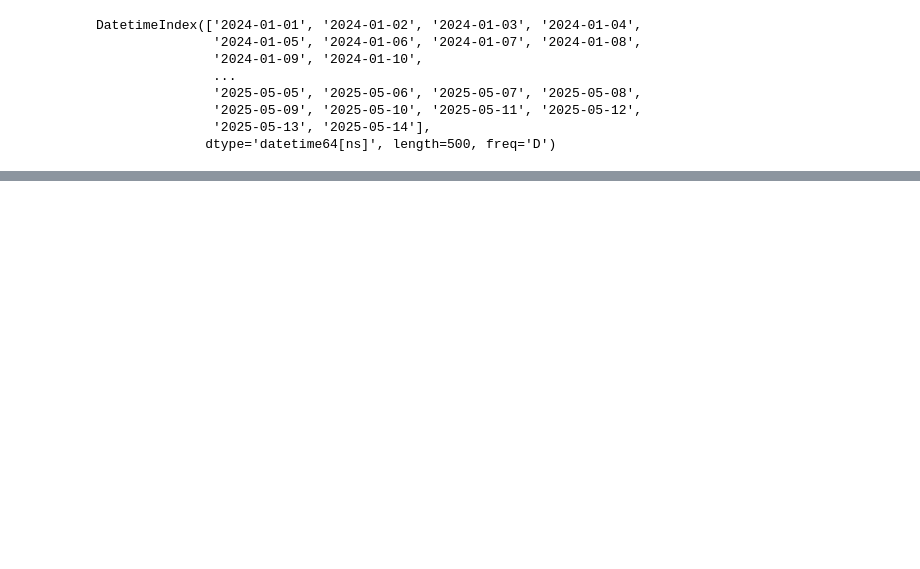
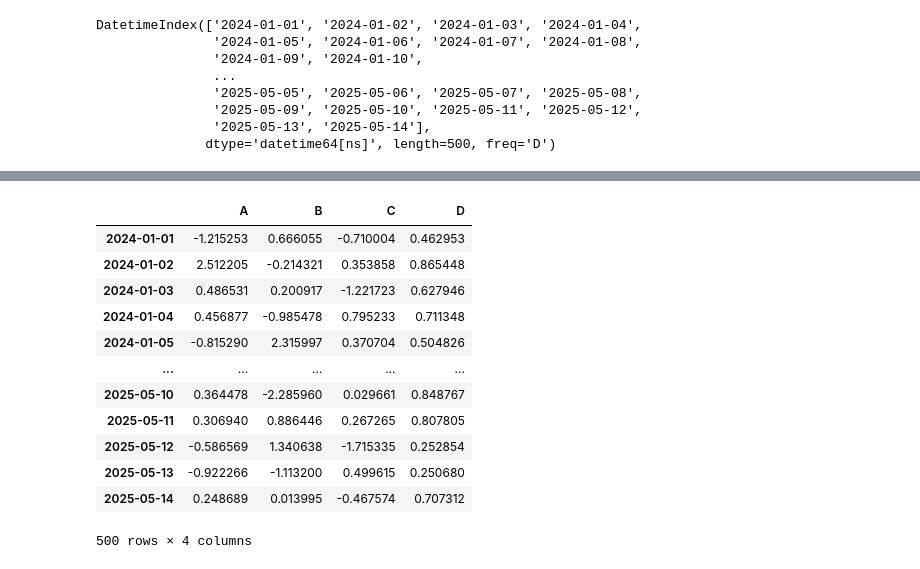
Before and after one commit to nafiurrahmanniloy/Data-Visualization-and-Analysis-, a Jupyter notebook: DataVisualizationPandas.ipynb, the cells around one changed output, grey strips where cells are left out. Saved outputs shown, nothing was run; the diff lists cells and outputs as text; code cells hidden in the pictures; blank space fills up the shorter version.

```diff
--- a/DataVisualizationPandas.ipynb
+++ b/DataVisualizationPandas.ipynb
@@ -178,0 +180,16 @@ df1.plot.hexbin(x='A',y='B',gridsize=50,cmap='Oranges',figsize=(10,5))
+# %%
+df1
+# %% [output]
+|  | A | B | C | D |
+| 2024-01-01 | -1.215253 | 0.666055 | -0.710004 | 0.462953 |
+| 2024-01-02 | 2.512205 | -0.214321 | 0.353858 | 0.865448 |
+| 2024-01-03 | 0.486531 | 0.200917 | -1.221723 | 0.627946 |
+| 2024-01-04 | 0.456877 | -0.985478 | 0.795233 | 0.711348 |
+| 2024-01-05 | -0.815290 | 2.315997 | 0.370704 | 0.504826 |
+| ... | ... | ... | ... | ... |
+| 2025-05-10 | 0.364478 | -2.285960 | 0.029661 | 0.848767 |
+| 2025-05-11 | 0.306940 | 0.886446 | 0.267265 | 0.807805 |
+| 2025-05-12 | -0.586569 | 1.340638 | -1.715335 | 0.252854 |
+| 2025-05-13 | -0.922266 | -1.113200 | 0.499615 | 0.250680 |
+| 2025-05-14 | 0.248689 | 0.013995 | -0.467574 | 0.707312 |
+500 rows × 4 columns
```
Also changed, not shown: parts of 28 cells of this notebook.
